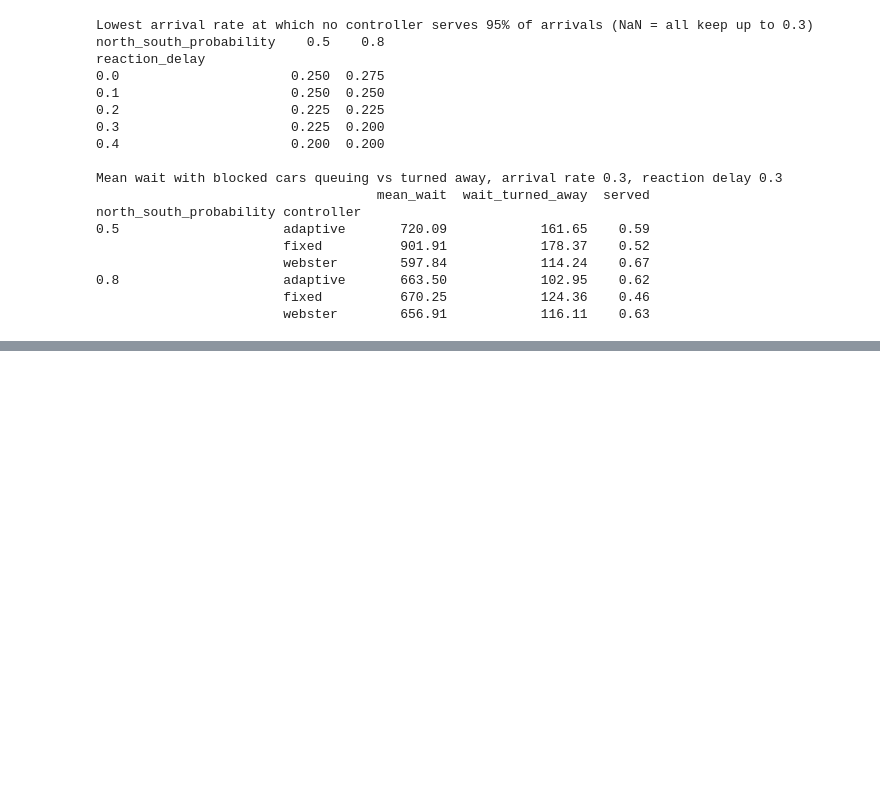
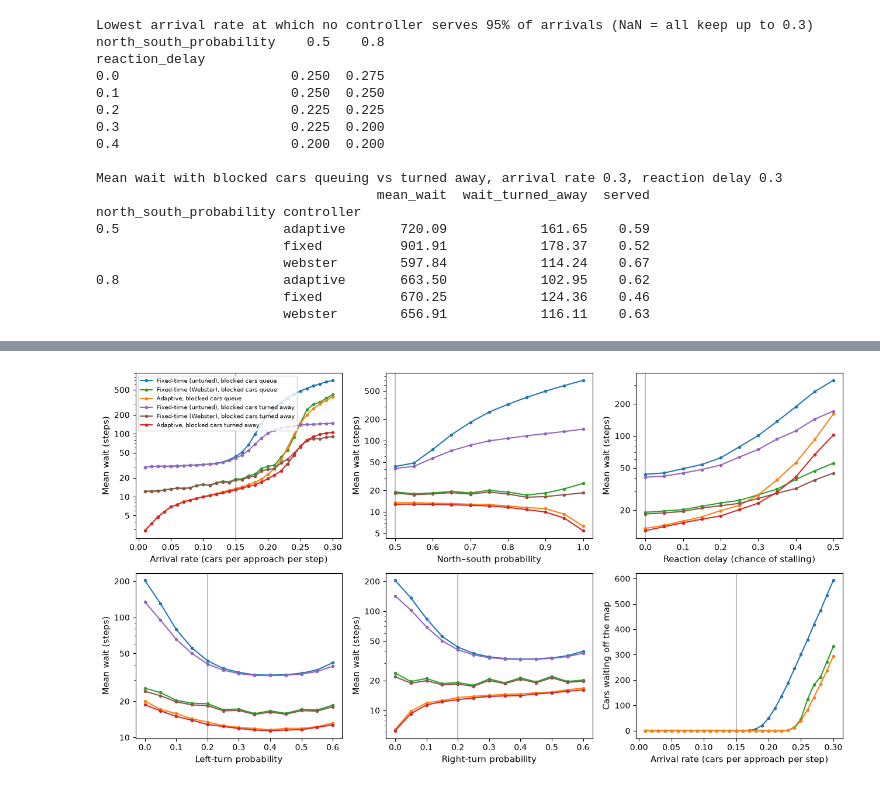
Before and after one commit to phattydumpling/CITS4403-Project, a Jupyter notebook: notebooks/Results/Extensions.ipynb, the cells around one changed output, grey strips where cells are left out. Cells and saved outputs as stored; diff of their text form; code cells hidden in the pictures; blank space fills up the shorter version.

Commit message:
Move the queued one-setting sweeps from Results.ipynb to Extensions.ipynb
They now sit with the overload extension (figures/ext_queued.png); Results.ipynb
ends at section 7, pocket lengths.

```diff
--- a/notebooks/Results/Extensions.ipynb
+++ b/notebooks/Results/Extensions.ipynb
@@ -534,0 +546,70 @@ north_south_probability controller
+# %%
+import sys
+
+from matplotlib.ticker import FormatStrFormatter, LogLocator, NullFormatter
+
+sys.path.insert(0, str(ROOT.resolve()))        # so that utils/ can be imported
+from utils.results_sweeps import BASELINE
+
+FACTORS = {
+    "demand": ("arrival_rate", "Arrival rate (cars per approach per step)"),
+    "ns_probability": ("north_south_probability", "North–south probability"),
+    "reaction_delay": ("reaction_delay", "Reaction delay (chance of stalling)"),
+    "left_probability": ("left_turn_probability", "Left-turn probability"),
+    "right_probability": ("right_turn_probability", "Right-turn probability"),
+}
+turned_away = pd.read_csv(ROOT / "data" / "fine_sweeps.csv")
+queued = pd.read_csv(ROOT / "data" / "fine_sweeps_queued.csv")
+
+panels = [("demand", "mean_wait"), ("ns_probability", "mean_wait"), ("reaction_delay", "mean_wait"),
+          ("left_probability", "mean_wait"), ("right_probability", "mean_wait"), ("demand", "queue_outside")]
+fig, axes = plt.subplots(2, 3, figsize=(13, 7))
+for ax, (factor, value) in zip(axes.flat, panels):
+    column, label = FACTORS[factor]
+    modes = [(queued, COLOURS, "queue")] + ([(turned_away, ALT_COLOURS, "turned away")] if value == "mean_wait" else [])
+    for data, colours, how in modes:
+        runs = data[data["sweep"] == factor]
+        for controller in CONTROLLERS:
+            mean = runs[runs["controller"] == controller].groupby(column)[value].mean()
+            ax.plot(mean.index, mean, marker="o", markersize=3, color=colours[controller],
+                    label=f"{LABELS[controller]}, blocked cars {how}")
+    ax.axvline(BASELINE[factor], color="0.75", linewidth=1.5, zorder=0)
+    ax.set_xlabel(label, fontsize=11)
+    if value == "mean_wait":
+        ax.set_yscale("log")
+        ax.yaxis.set_major_locator(LogLocator(base=10, subs=(1, 2, 5)))   # ticks at 1, 2, 5, 10, 20, 50, ...
+        ax.yaxis.set_major_formatter(FormatStrFormatter("%g"))
+        ax.yaxis.set_minor_formatter(NullFormatter())
+        ax.set_ylabel("Mean wait (steps)", fontsize=11)
+    else:
+        ax.set_ylabel("Cars waiting off the map", fontsize=11)
+axes[0, 0].legend(fontsize=7)
+fig.tight_layout()
+fig.savefig(FIGURES / "ext_queued.png", dpi=200)
+plt.show()
+
+
+def waits(data, factor, values):
+    # Mean wait of each controller at the chosen values of one setting.
+    column = FACTORS[factor][0]
+    runs = data[(data["sweep"] == factor) & data[column].isin(values)]
+    return runs.pivot_table(index=column, columns="controller", values="mean_wait")[CONTROLLERS]
+
+
+both = lambda factor, values: pd.concat({"queue": waits(queued, factor, values),
+                                         "turned away": waits(turned_away, factor, values)}, axis=1).round(1)
+baseline = pd.DataFrame({"queue": queued[queued["sweep"] == "baseline"].groupby("controller")["mean_wait"].mean(),
+                         "turned away": turned_away[turned_away["sweep"] == "baseline"]
+                         .groupby("controller")["mean_wait"].mean()}).loc[CONTROLLERS]
+print("Baseline mean wait (steps)")
+print(baseline.round(1))
+print("\nMean wait (steps) against arrival rate")
+print(both("demand", [0.15, 0.2, 0.22, 0.25, 0.3]))
+print("\nMean wait (steps) against reaction delay")
+print(both("reaction_delay", [0.2, 0.3, 0.4, 0.5]))
+served = queued[queued["sweep"] == "demand"].assign(served=lambda d: d["throughput"] / (400 * d["arrival_rate"]))
+print("\nFraction of arriving cars served when they queue, against arrival rate")
+print(served.pivot_table(index="arrival_rate", columns="controller", values="served")
+      .loc[[0.2, 0.22, 0.24, 0.26, 0.28, 0.3], CONTROLLERS].round(2))
+# %% [output]
+[figure, added]
```
Also changed, not shown: parts of 3 cells of this notebook, 4 other files.
